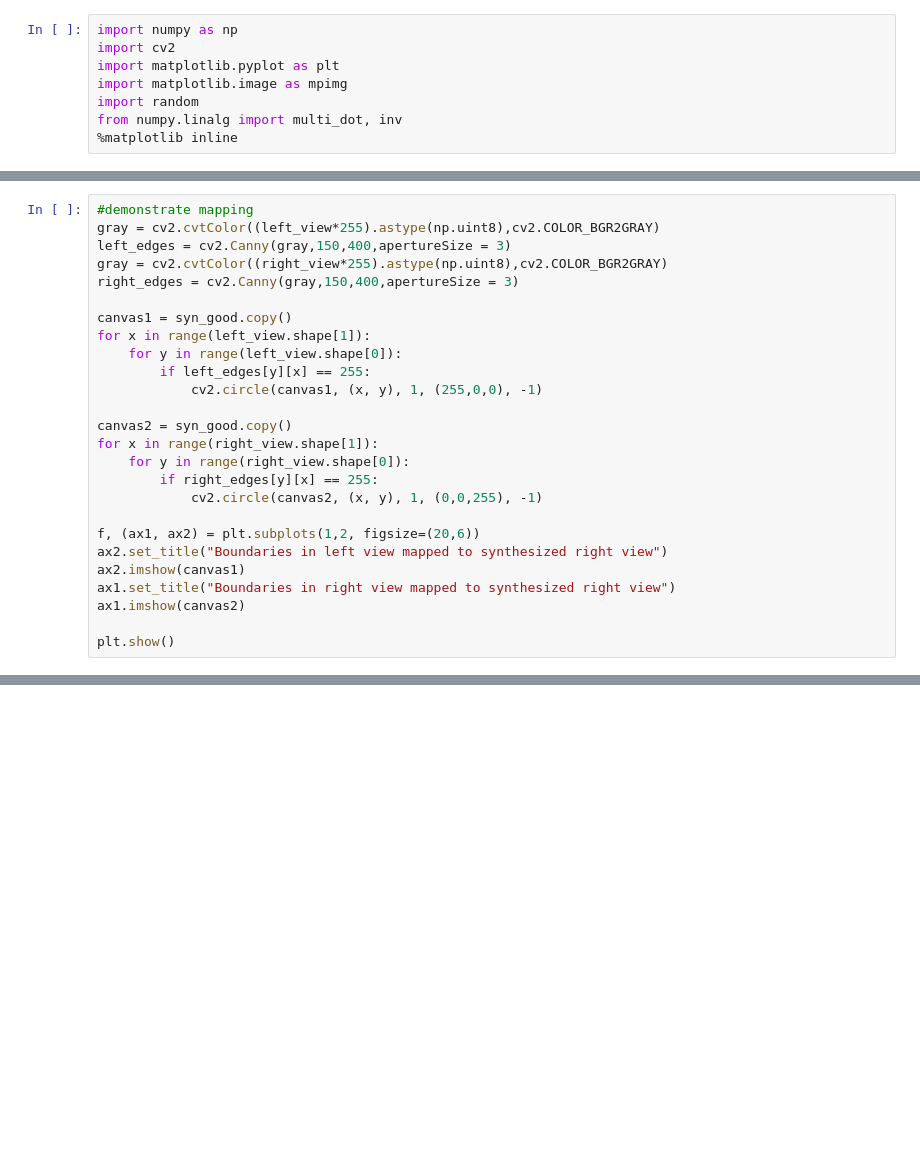
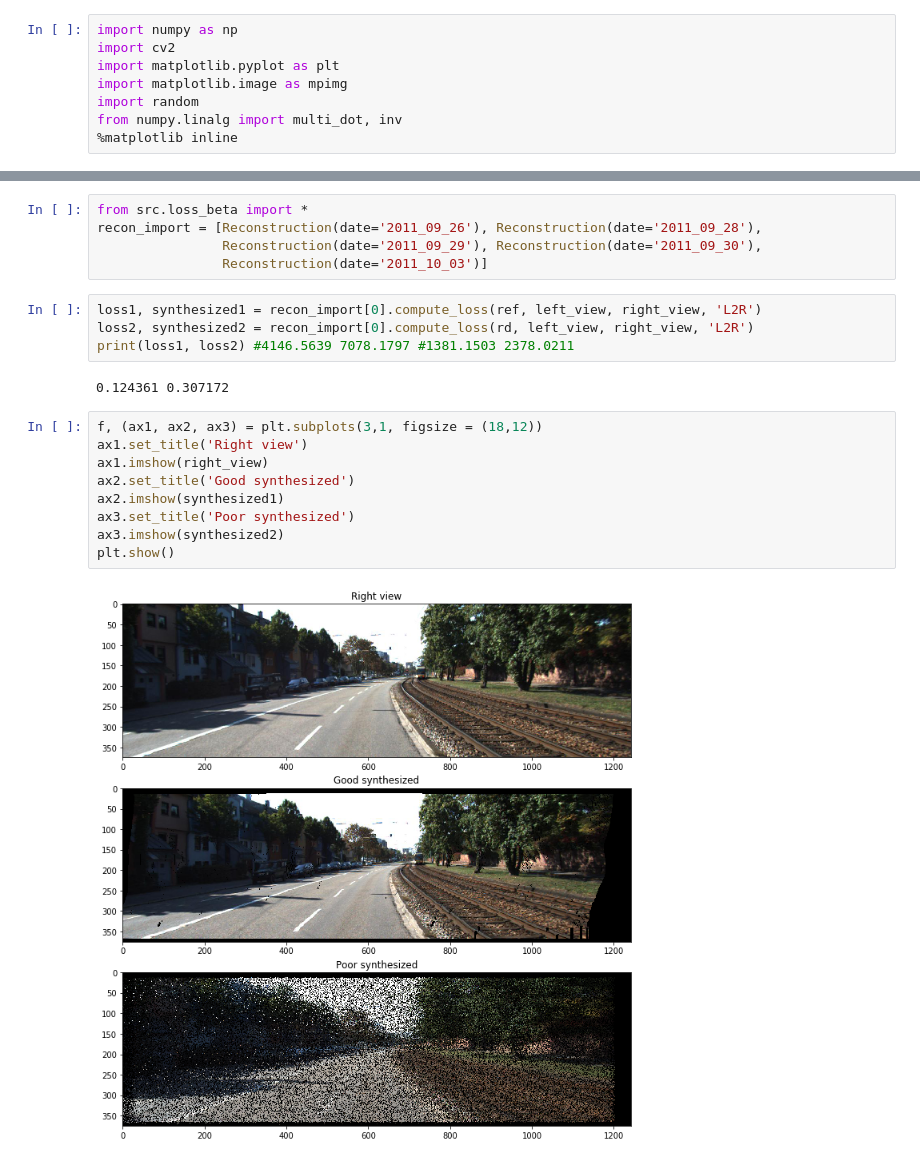
Before and after one commit to wildcat5566/mergedepth, a Jupyter notebook: Demo_reconstruction_loss.ipynb, the cells around one changed output, grey strips where cells are left out. Drawn from its saved outputs; the diff is of its cells as text; blank space fills up the shorter version.

```diff
--- a/Demo_reconstruction_loss.ipynb
+++ b/Demo_reconstruction_loss.ipynb
@@ -146,26 +55,0 @@ syn_good, syn_poor = plot_recon(good_depths, poor_depths, colors, direction='L2R
-# %%
-#demonstrate mapping
-gray = cv2.cvtColor((left_view*255).astype(np.uint8),cv2.COLOR_BGR2GRAY)
-left_edges = cv2.Canny(gray,150,400,apertureSize = 3)
-gray = cv2.cvtColor((right_view*255).astype(np.uint8),cv2.COLOR_BGR2GRAY)
-right_edges = cv2.Canny(gray,150,400,apertureSize = 3)
-
-canvas1 = syn_good.copy()
-for x in range(left_view.shape[1]):
-    for y in range(left_view.shape[0]):
-        if left_edges[y][x] == 255:
-            cv2.circle(canvas1, (x, y), 1, (255,0,0), -1)
-
-canvas2 = syn_good.copy()
-for x in range(right_view.shape[1]):
-    for y in range(right_view.shape[0]):
-        if right_edges[y][x] == 255:
-            cv2.circle(canvas2, (x, y), 1, (0,0,255), -1)
-
-f, (ax1, ax2) = plt.subplots(1,2, figsize=(20,6))
-ax2.set_title("Boundaries in left view mapped to synthesized right view")
-ax2.imshow(canvas1)
-ax1.set_title("Boundaries in right view mapped to synthesized right view")
-ax1.imshow(canvas2)
-
-plt.show()
@@ -193,0 +240,22 @@ print(avg_pixel_loss(right_view, syn_good), avg_pixel_loss(right_view, syn_poor)
+# %%
+from src.loss_beta import *
+recon_import = [Reconstruction(date='2011_09_26'), Reconstruction(date='2011_09_28'),
+                Reconstruction(date='2011_09_29'), Reconstruction(date='2011_09_30'),
+                Reconstruction(date='2011_10_03')]
+# %%
+loss1, synthesized1 = recon_import[0].compute_loss(ref, left_view, right_view, 'L2R')
+loss2, synthesized2 = recon_import[0].compute_loss(rd, left_view, right_view, 'L2R')
+print(loss1, loss2) #4146.5639 7078.1797 #1381.1503 2378.0211
+# %% [output]
+0.124361 0.307172
+# %%
+f, (ax1, ax2, ax3) = plt.subplots(3,1, figsize = (18,12))
+ax1.set_title('Right view')
+ax1.imshow(right_view)
+ax2.set_title('Good synthesized')
+ax2.imshow(synthesized1)
+ax3.set_title('Poor synthesized')
+ax3.imshow(synthesized2)
+plt.show()
+# %% [output]
+[figure, added]
```
Also changed, not shown: parts of 13 cells of this notebook, 7 other files.
